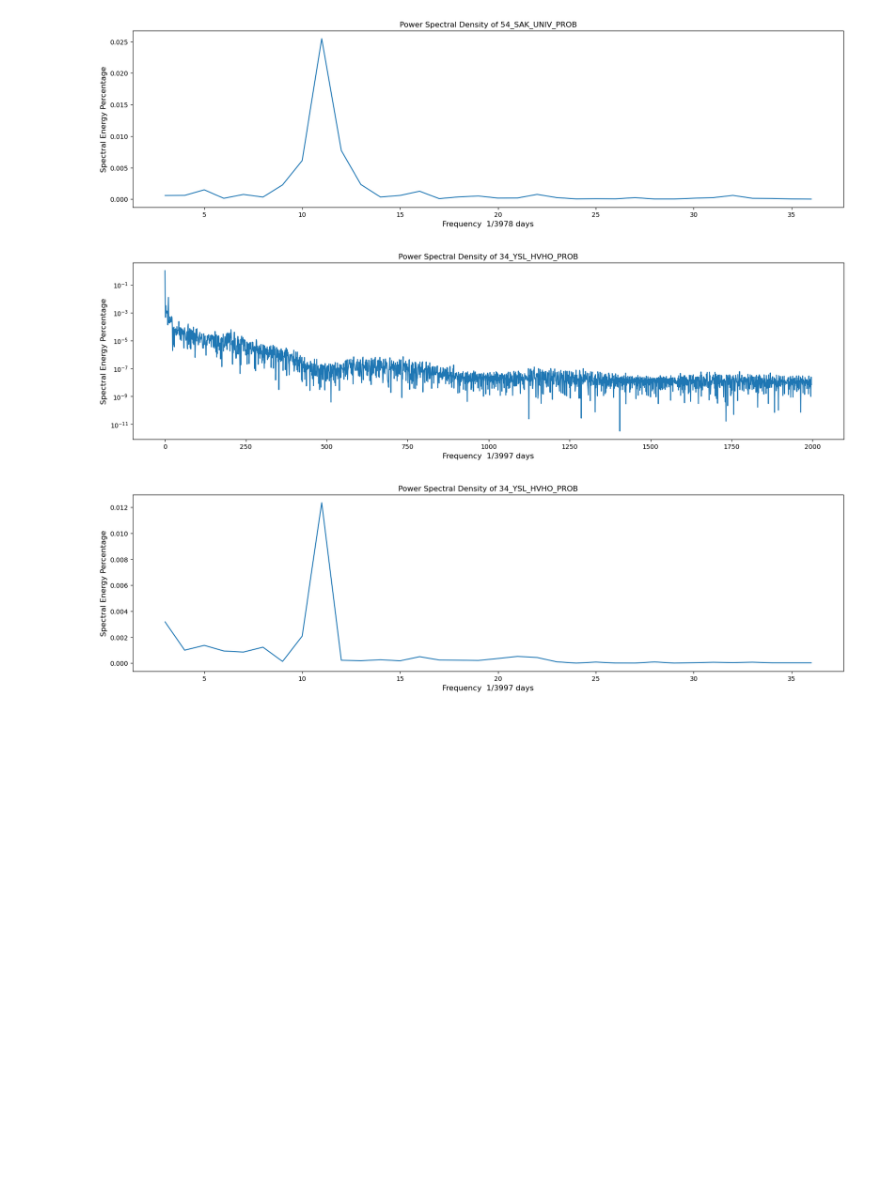
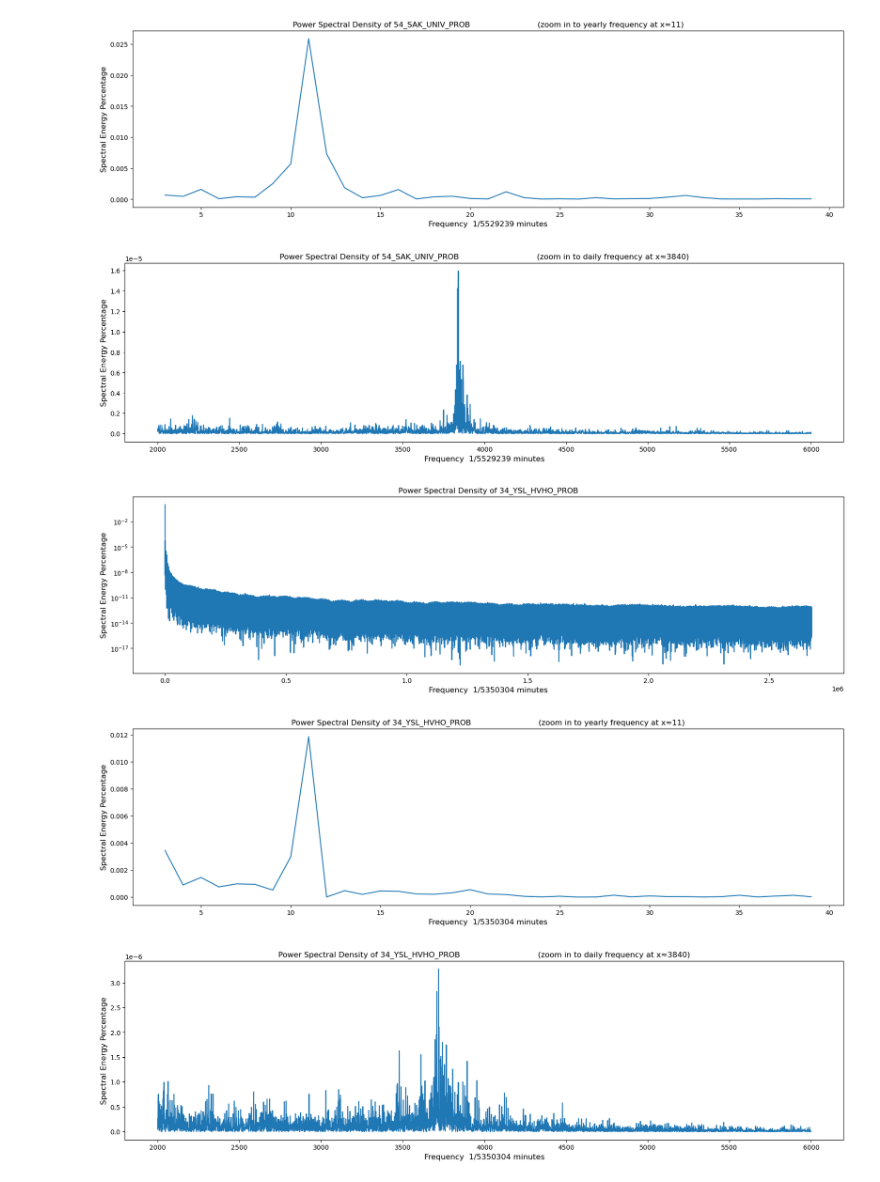
Before and after one commit to SrknMcT/ITUDeprem, a Jupyter notebook: efd_er_data.ipynb, the cells around one changed output. Drawn from its saved outputs; the diff is of its cells as text; code cells hidden in the pictures; blank space fills up the shorter version.

Commit message:
adds fourier transform of data

```diff
--- a/efd_er_data.ipynb
+++ b/efd_er_data.ipynb
@@ -75,7 +75,7 @@ energy_release = pd.read_csv(DATA_FOLDER+"energy_release.csv", index_col=0,parse
 fig,axis=plt.subplots(figsize=(20,5))
 
 axis.set_xlabel("Year")
-axis.set_ylabel("Energy Release (Megajoule)")
+axis.set_ylabel("Energy Release (joule)")
 axis.set_title("Unprocessed energy release data of Marmara Region in daily frequency --- RAW OUTPUT DATA")
 axis.set_yscale('log')
 axis.plot(energy_release)
@@ -90,7 +90,7 @@ fig.savefig("graphs/raw_energy_release_data.jpg",dpi=500,bbox_inches='tight')
 
 df_collection_efd_energy={}
 #each value keeps next sevendays' energy release mean.(this day+next six days)
-energy_release_weekly = pc.rolling_mean(energy_release["E_daily"].to_numpy().flatten(), 7,False) #last value=2012-12-31
+energy_release_weekly = pc.rolling_op(energy_release["E_daily"].to_numpy().flatten(), 7,np.nanmean,False) #last value=2012-12-31
 
 
 for st_name in st_efd:
@@ -98,7 +98,7 @@ for st_name in st_efd:
     daily_mean_efd = day_group.mean() # each group 's mean (ignores nan on default)
 
     #each value keeps eight day mean efd.
-    eightday_mean_efd = pc.rolling_mean(daily_mean_efd.to_numpy().flatten(),8,False)[:-7] # up to 1 index before the last energy_release date
+    eightday_mean_efd = pc.rolling_op(daily_mean_efd.to_numpy().flatten(),8,np.nanmean,False)[:-7] # up to 1 index before the last energy_release date
 
     # In same date index: ER has next seven days mean(date is included) EFD has previous 8 days mean(date is not included)
     df_collection_efd_energy[st_name]=pd.DataFrame({"EFD":eightday_mean_efd,"ER":energy_release_weekly},index=energy_release.index[:-6]).dropna()
@@ -115,7 +115,7 @@ for st_name in df_collection_efd_energy:
 
 fig,axis=plt.subplots(figsize=(20,5))
 axis.set_xlabel("Year")
-axis.set_ylabel("Energy Release (Megajoule)")
+axis.set_ylabel("Energy Release (joule)")
 axis.set_title("Processed energy release data of Marmara Region in weekly frequency --- OUTPUT as rolling mean of seven days")
 axis.set_yscale("log")
 axis.plot(df_collection_efd_energy["54_SAK_UNIV_PROB"]["ER"]) #choosed Sak. to show Energy Release Data, any other is nearly same,so station is not important.
@@ -128,10 +128,10 @@ fig.savefig("graphs/processed_energy_release_data.jpg",dpi=500,bbox_inches='tigh
 # %%
 #Power Spectral Density of processed EFD with FFT
 
-for st_name in df_collection_efd_energy:
+for st_name in st_efd:
 
     #apply fft and take absolute values. 3+4j will be 5
-    efd_data=df_collection_efd_energy[st_name]["EFD"].to_numpy().flatten()
+    efd_data=st_efd[st_name].dropna().to_numpy().flatten()
     fft_efd=abs(np.fft.fft(efd_data))
 
     #get the list of frequencies
@@ -149,7 +149,7 @@ for st_name in df_collection_efd_energy:
 
     fig,axis=plt.subplots(figsize=(20,5))
     plt.title("Power Spectral Density of "+ st_name,fontsize=12)
-    plt.xlabel("Frequency  " +"1/"+str(signal_size)+" days",fontsize=12)
+    plt.xlabel("Frequency  " +"1/"+str(signal_size)+" minutes",fontsize=12)
     plt.ylabel("Spectral Energy Percentage",fontsize=12)
 
     # plot  power spectrum per frequency, with a semilog scale on y
@@ -159,10 +159,18 @@ for st_name in df_collection_efd_energy:
     fig.savefig("graphs/power spectral density_"+st_name+"_efd.jpg",dpi=500,bbox_inches='tight')
 
     fig,axis=plt.subplots(figsize=(20,5))
-    plt.title("Power Spectral Density of "+ st_name,fontsize=12)
-    plt.xlabel("Frequency  " +"1/"+str(signal_size)+" days",fontsize=12)
+    plt.title("Power Spectral Density of "+ st_name + "                            (zoom in to yearly frequency at x≈11)",fontsize=12)
+    plt.xlabel("Frequency  " +"1/"+str(signal_size)+" minutes",fontsize=12)
     plt.ylabel("Spectral Energy Percentage",fontsize=12)
-    axis.plot(freqs[ordered_indices[3:37]], normalized_power_spectrum[ordered_indices[3:37]])
+    axis.plot(freqs[ordered_indices[3:40]], normalized_power_spectrum[ordered_indices[3:40]])
 
     fig.savefig("graphs/frequency_yearly"+st_name+"_efd.jpg",dpi=500,bbox_inches='tight')
+
+    fig,axis=plt.subplots(figsize=(20,5))
+    plt.title("Power Spectral Density of "+ st_name+"                                (zoom in to daily frequency at x≈3840)",fontsize=12)
+    plt.xlabel("Frequency  " +"1/"+str(signal_size)+" minutes",fontsize=12)
+    plt.ylabel("Spectral Energy Percentage",fontsize=12)
+    axis.plot(freqs[ordered_indices[2000:6000]], normalized_power_spectrum[ordered_indices[2000:6000]])
+
+    fig.savefig("graphs/frequency_daily"+st_name+"_efd.jpg",dpi=500,bbox_inches='tight')
 # %% [output]
@@ -170,3 +178,5 @@ for st_name in df_collection_efd_energy:
-[figure, old version]
+[figure, new version]
-[figure, old version]
+[figure, new version]
-[figure, old version]
+[figure, new version]
+[figure, added]
+[figure, added]
```
Also changed, not shown: parts of 3 cells of this notebook, 8 other files.
